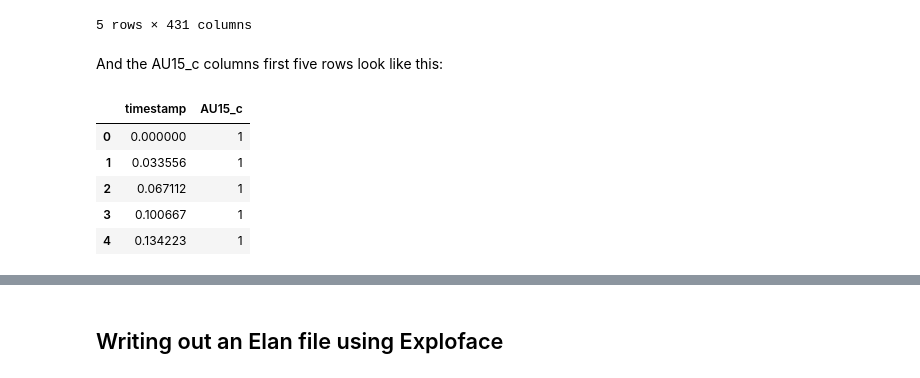
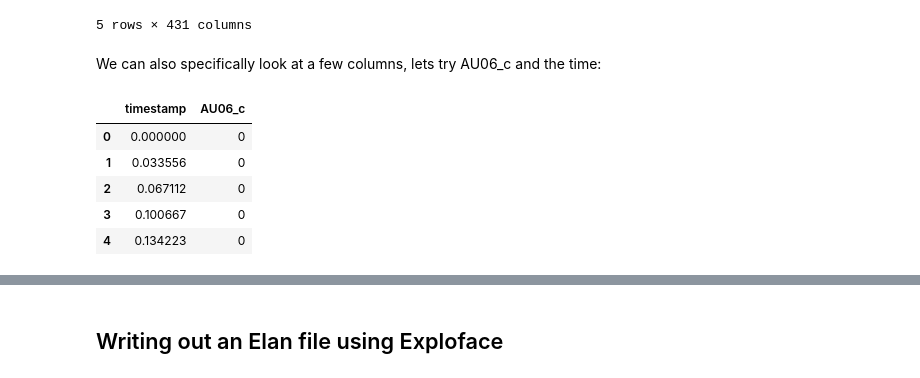
Before and after one commit to emrecdem/exploface, a Jupyter notebook: TUTORIALS/tutorial1.ipynb, the cells around one changed output, grey strips where cells are left out. Saved outputs shown, nothing was run; the diff lists cells and outputs as text; code cells hidden in the pictures.

```diff
--- a/TUTORIALS/tutorial1.ipynb
+++ b/TUTORIALS/tutorial1.ipynb
@@ -27,2 +42,2 @@ We will load and view the csv file from openface using the pandas package. This
 # %%
-datafile = pd.read_csv(openface_file,skipinitialspace=True )
+dataframe_openface_output = pd.read_csv(openface_file,skipinitialspace=True )
@@ -49,14 +66,14 @@ datafile.head(5)
 | 3 | 4 | 0.100667 | 0.925478 | 1 | 0.123202 | 0.023357 | -0.992107 | -0.071824 | 0.051248 | -0.996100 | ... |
 | 4 | 5 | 0.134223 | 0.923283 | 1 | 0.139863 | 0.043131 | -0.989231 | -0.077694 | 0.047579 | -0.995841 | ... |
 5 rows × 431 columns
-# %% [markdown]
-And the AU15_c columns first five rows look like this:
+# %% [markdown]
+We can also specifically look at a few columns, lets try AU06_c and the time:
 # %%
-datafile[["timestamp", "AU15_c"]].head(5)
+dataframe_openface_output[["timestamp", "AU06_c"]].head(5)
 # %% [output]
-|  | timestamp | AU15_c |
-| 0 | 0.000000 | 1 |
-| 1 | 0.033556 | 1 |
-| 2 | 0.067112 | 1 |
-| 3 | 0.100667 | 1 |
-| 4 | 0.134223 | 1 |
+|  | timestamp | AU06_c |
+| 0 | 0.000000 | 0 |
+| 1 | 0.033556 | 0 |
+| 2 | 0.067112 | 0 |
+| 3 | 0.100667 | 0 |
+| 4 | 0.134223 | 0 |
```
Also changed, not shown: parts of 45 cells of this notebook, 5 other files.
